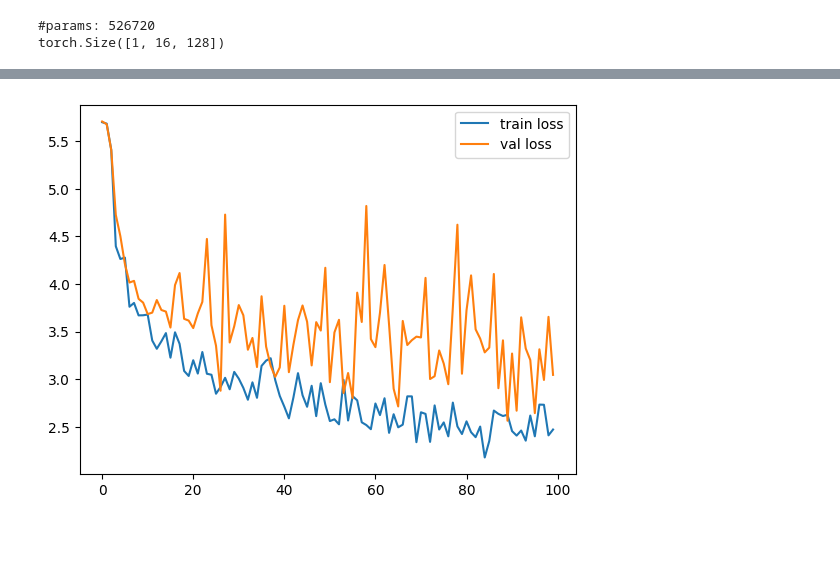
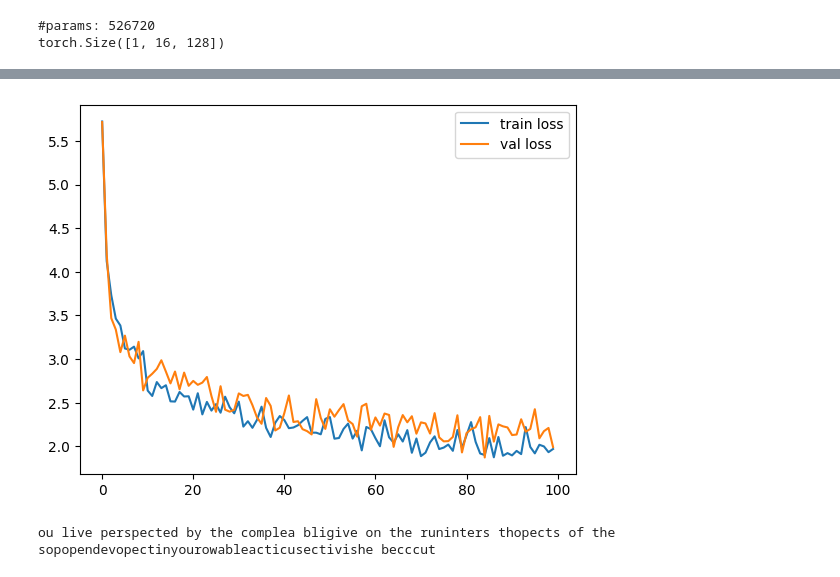
Before and after one commit to Xin9264/tiny_llama, a Jupyter notebook: llama.ipynb, the cells around one changed output, grey strips where cells are left out. Saved outputs shown, nothing was run; the diff lists cells and outputs as text; code cells hidden in the pictures; blank space fills up the shorter version.

```diff
--- a/llama.ipynb
+++ b/llama.ipynb
@@ -104,25 +104,34 @@ tensor([ 67, 264, 116,  ..., 101,  10,  46])
 # %%
 def get_batch(dataset, batch_size, context_window, split="train"):
-    indices = torch.randperm(len(dataset))
-    train_size = int(len(dataset) * 0.8)
-    val_size = int(len(dataset) * 0.1)
-    train_data = dataset[indices[:train_size]]
-    val_data = dataset[indices[train_size:train_size+val_size]]
-    test_data = dataset[indices[train_size+val_size:]]
+    # 1. 获取数据集长度并划分数据集
+    data_length = len(dataset)
+    train_size = int(data_length * 0.8)
+    val_size = int(data_length * 0.1)
 
-    # batch_data = train_data
+    # 2. 根据split参数选择数据范围
     if split == "train":
-        batch_data = train_data
+        data = dataset[:train_size]
+        valid_range = train_size - context_window
     elif split == "val":
-        batch_data = val_data
+        data = dataset[train_size:train_size + val_size]
+        valid_range = val_size - context_window
     elif split == "test":
-        batch_data = test_data
-    ix = torch.randint(0, len(batch_data)-context_window, (batch_size, ))
-    x = torch.stack([batch_data[i:i+context_window] for i in ix])
-    y = torch.stack([batch_data[i+1:i+context_window+1] for i in ix])
-    x = x.to(device)
-    y = y.to(device)
-    return x, y
+        data = dataset[train_size + val_size:]
+        valid_range = len(data) - context_window
+    else:
+        raise ValueError("Invalid split: choose 'train', 'val', or 'test'")
+
+    # 3. 随机生成起始索引
+    if valid_range <= 0:
+        raise ValueError(f"Context window {context_window} too large for split {split}")
+
+    start_indices = torch.randint(0, valid_range, (batch_size,))
+
+    # 4. 构建输入输出对
+    x = torch.stack([data[i:i+context_window] for i in start_indices])
+    y = torch.stack([data[i+1:i+context_window+1] for i in start_indices])
+
+    return x.to(device), y.to(device)
 # %%
 network_config.update({
     'batch_size': 16,
@@ -559,6 +574,6 @@ llama = Llama(network_config, tokenizer.vocab_size, 128, 8, 8).to(device)
 # %%
-optimizer = torch.optim.Adam(llama.parameters(), lr=1e-5)
-train_loss, val_loss = train(llama, optimizer, network_config, epoch=10000, verbose=True)
+optimizer = torch.optim.Adam(llama.parameters(), lr=1e-4)
+train_loss, val_loss = train(llama, optimizer, network_config, epoch=10000, verbose=False)
 plt.plot(train_loss, label="train loss")
 plt.plot(val_loss, label="val loss")
 plt.legend()
@@ -584 +585,5 @@ train loss: 2.3650169372558594
-[figure, old version]
+[figure, new version]
+# %%
+print(generate(llama, network_config, tokenizer))
+# %% [output]
+ou live perspected by the complea bligive on the runinters thopects of the sopopendevopectinyourowableacticusectivishe becccut
```
Also changed, not shown: parts of 18 cells of this notebook.
